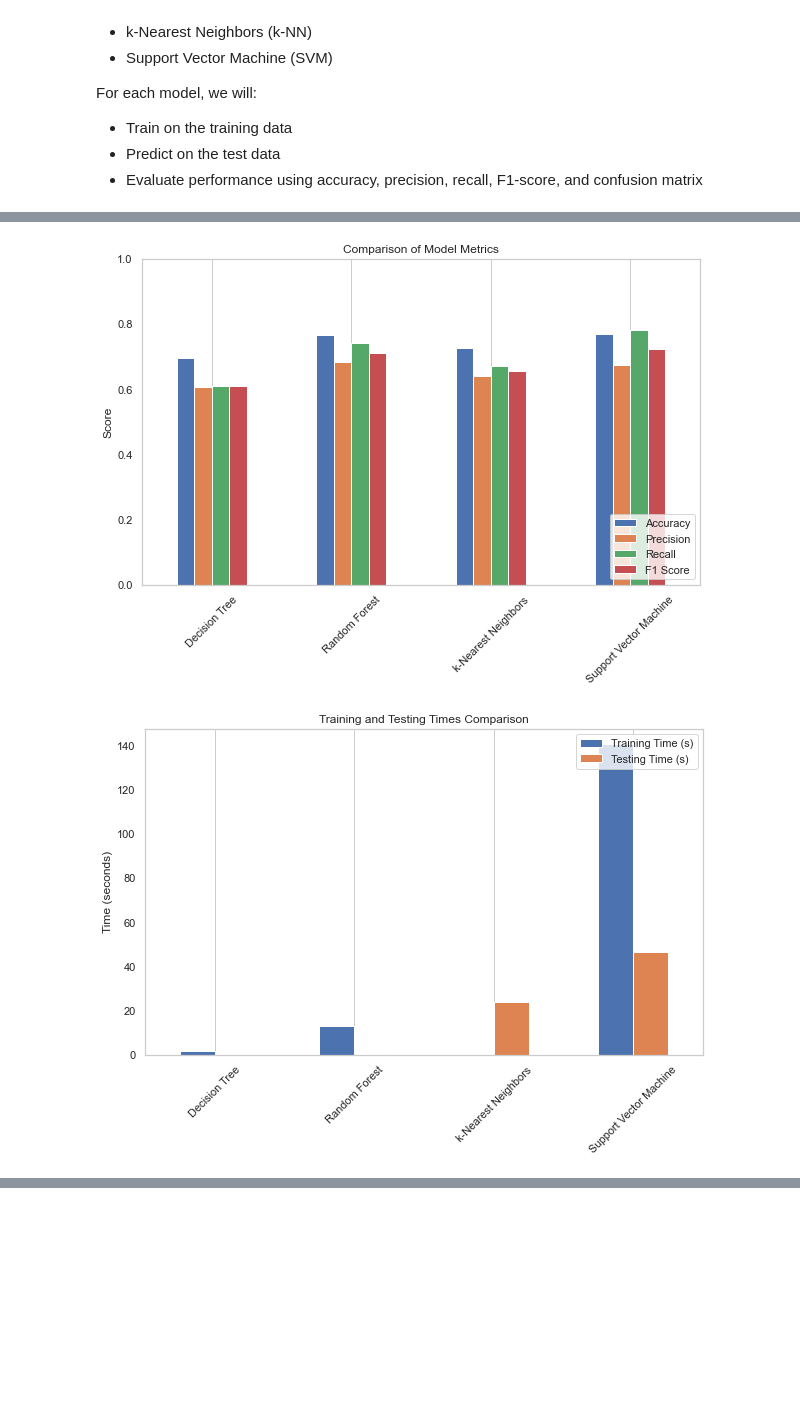
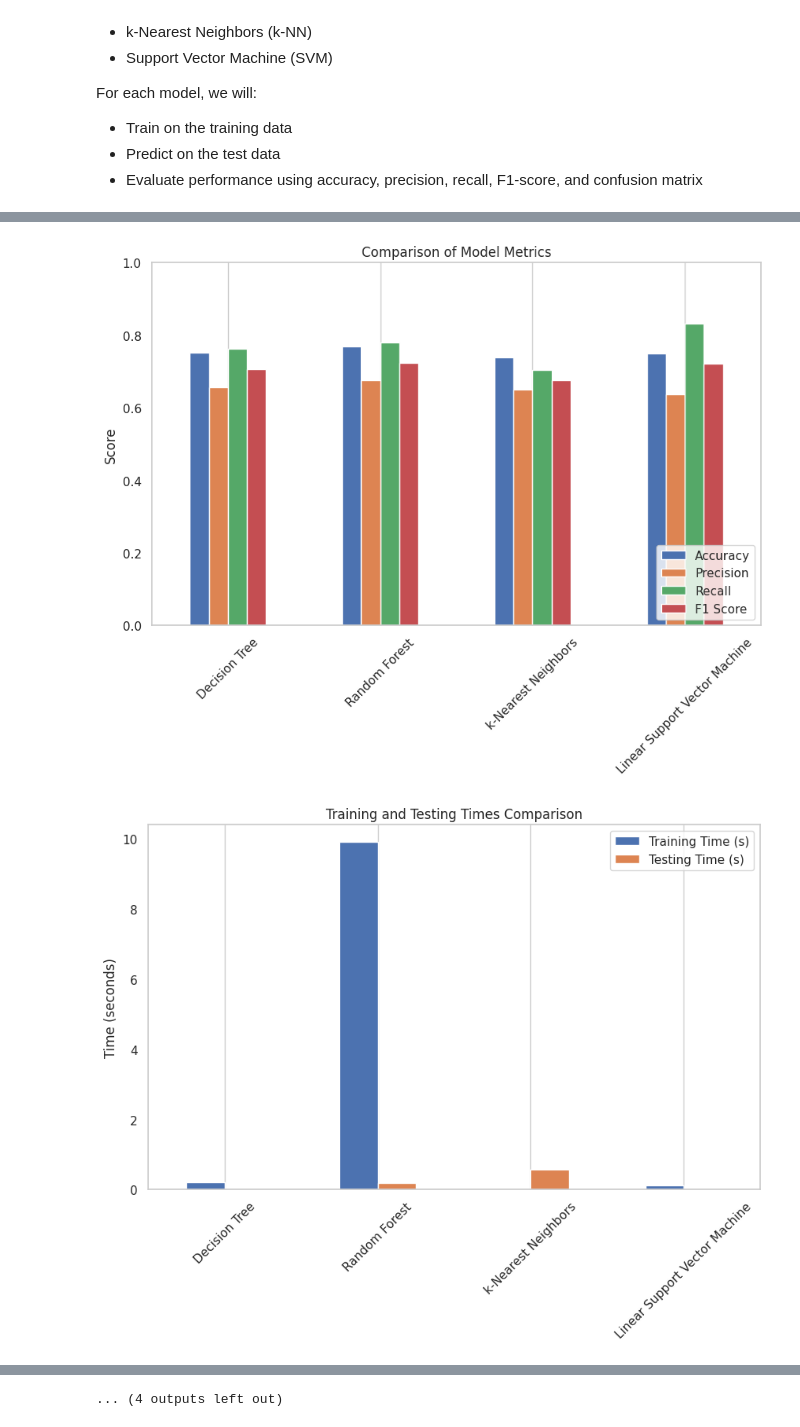
Before and after one commit to goncalosamp27/IA-FEUP, a Jupyter notebook: Project2/smoking_predictions.ipynb, the cells around one changed output, grey strips where cells are left out. Saved outputs shown, nothing was run; the diff lists cells and outputs as text; code cells hidden in the pictures; blank space fills up the shorter version.

Commit message:
parameter tuning, ROC, Learning Curves and Error Plots

```diff
--- a/Project2/smoking_predictions.ipynb
+++ b/Project2/smoking_predictions.ipynb
@@ -269,10 +318,10 @@ For each model, we will:
 - Evaluate performance using accuracy, precision, recall, F1-score, and confusion matrix
 # %%
 models = {
-    'Decision Tree': DecisionTreeClassifier(random_state=42),
-    'Random Forest': RandomForestClassifier(random_state=42),
-    'k-Nearest Neighbors': KNeighborsClassifier(),
-    'Support Vector Machine': SVC(random_state=42)
+    'Decision Tree': dt_grid.best_estimator_,
+    'Random Forest': rf_grid.best_estimator_,
+    'k-Nearest Neighbors': knn_grid.best_estimator_,
+    'Linear Support Vector Machine': svc_grid.best_estimator_
 }
 
 results = {}
@@ -324,17 +373,9 @@ for name, res in results.items():
     test_df.to_csv(f'original/predictions/{name}_test_predictions.csv', index=False)
 
 #--------
-metrics_df = pd.DataFrame({
-    model_name: {
-        'Accuracy': res['Accuracy'],
-        'Precision': res['Precision'],
-        'Recall': res['Recall'],
-        'F1 Score': res['F1 Score'],
-        'Training Time (s)': res['Training Time (s)'],
-        'Testing Time (s)': res['Testing Time (s)']
-    }
-    for model_name, res in results.items()
-}).T
+metrics_df = pd.DataFrame(results).T[
+    ['Accuracy', 'Precision', 'Recall', 'F1 Score', 'Training Time (s)', 'Testing Time (s)']
+]
 
 print("\nSummary Table of Metrics:")
 print(metrics_df)
@@ -371,6 +412,59 @@ for name, res in results.items():
     plt.xlabel('Predicted Label')
     plt.ylabel('True Label')
     plt.show()
+
+# ROC Curves
+plt.figure(figsize=(8, 6))
+for name, model in models.items():
+    if hasattr(model, "predict_proba"):
+        y_score = model.predict_proba(X_test)[:, 1]
+    else:
+        y_score = model.decision_function(X_test)
+    fpr, tpr, _ = roc_curve(y_test, y_score)
+    roc_auc = auc(fpr, tpr)
+    plt.plot(fpr, tpr, lw=2, label=f'{name} (AUC = {roc_auc:.2f})')
+plt.plot([0, 1], [0, 1], color='navy', lw=2, linestyle='--')
+plt.xlim([0.0, 1.0])
+plt.ylim([0.0, 1.05])
+plt.xlabel('False Positive Rate')
+plt.ylabel('True Positive Rate')
+plt.title('ROC Curve Comparison')
+plt.legend(loc="lower right")
+plt.grid()
+plt.show()
+
+# Learning Curves and Error Plots
+train_sizes = np.linspace(0.1, 1.0, 5)
+for name, model in models.items():
+    plt.figure(figsize=(7, 5))
+    train_sizes_abs, train_scores, val_scores = learning_curve(
+        model, X_train, y_train, cv=5, scoring='f1', train_sizes=train_sizes, n_jobs=-1, shuffle=True, random_state=42
+    )
+    train_scores_mean = np.mean(train_scores, axis=1)
+    val_scores_mean = np.mean(val_scores, axis=1)
+    plt.plot(train_sizes_abs, train_scores_mean, 'o-', color='blue', label='Training F1 Score')
+    plt.plot(train_sizes_abs, val_scores_mean, 'o-', color='orange', label='Validation F1 Score')
+    plt.title(f'Learning Curve: {name}')
+    plt.xlabel('Training Set Size')
+    plt.ylabel('F1 Score')
+    plt.legend(loc='best')
+    plt.grid()
+    plt.tight_layout()
+    plt.show()
+
+    # Error plot
+    plt.figure(figsize=(7, 5))
+    train_error = 1 - train_scores_mean
+    val_error = 1 - val_scores_mean
+    plt.plot(train_sizes_abs, train_error, 'o-', color='red', label='Training Error (1-F1)')
+    plt.plot(train_sizes_abs, val_error, 'o-', color='green', label='Validation Error (1-F1)')
+    plt.title(f'Training vs. Validation Error: {name}')
+    plt.xlabel('Training Set Size')
+    plt.ylabel('Error (1 - F1 Score)')
+    plt.legend(loc='best')
+    plt.grid()
+    plt.tight_layout()
+    plt.show()
 # %% [output]
 Training and evaluating Decision Tree...
 Training and evaluating Random Forest...
@@ -392,2 +486,2 @@ Support Vector Machine         140.372008         46.301396
-[figure, old version]
+[figure, new version]
-[figure, old version]
+[figure, new version]
@@ -397,0 +497 @@ Support Vector Machine         140.372008         46.301396
+... (4 outputs left out)
```
Also changed, not shown: parts of 7 cells of this notebook, 10 other files.
